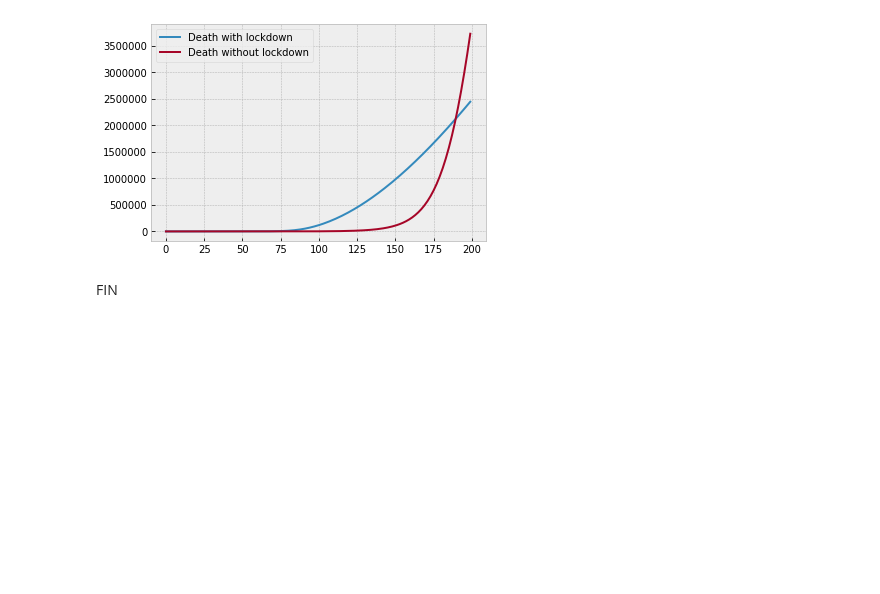
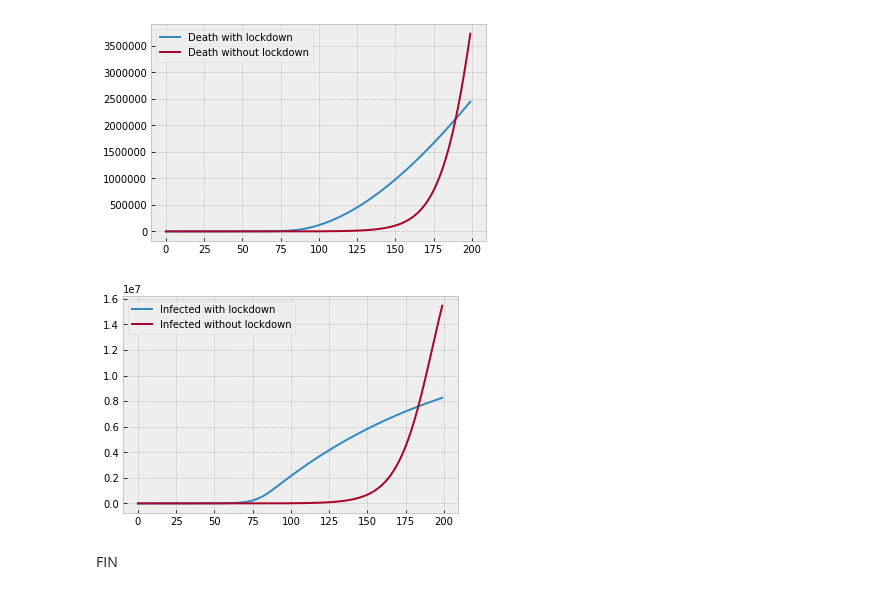
Before and after one commit to klchai/ML_COVID-19, a Jupyter notebook: ML_COVID-19.ipynb, the cells around one changed output. Cells and saved outputs as stored; diff of their text form; code cells hidden in the pictures; blank space fills up the shorter version.

```diff
--- a/ML_COVID-19.ipynb
+++ b/ML_COVID-19.ipynb
@@ -537,5 +538,12 @@ plt.legend()
 plt.show()
 # %% [output]
 [figure]
+# %%
+plt.plot(I_pc,label="Infected with lockdown")
+plt.plot(I_p200,label="Infected without lockdown")
+plt.legend()
+plt.show()
+# %% [output]
+[figure, added]
 # %% [markdown]
 FIN
```
Also changed, not shown: parts of 8 cells of this notebook.
